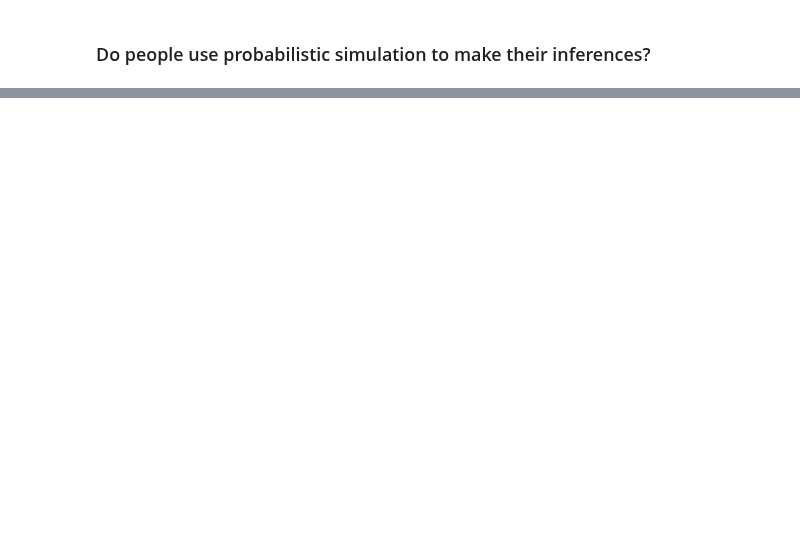
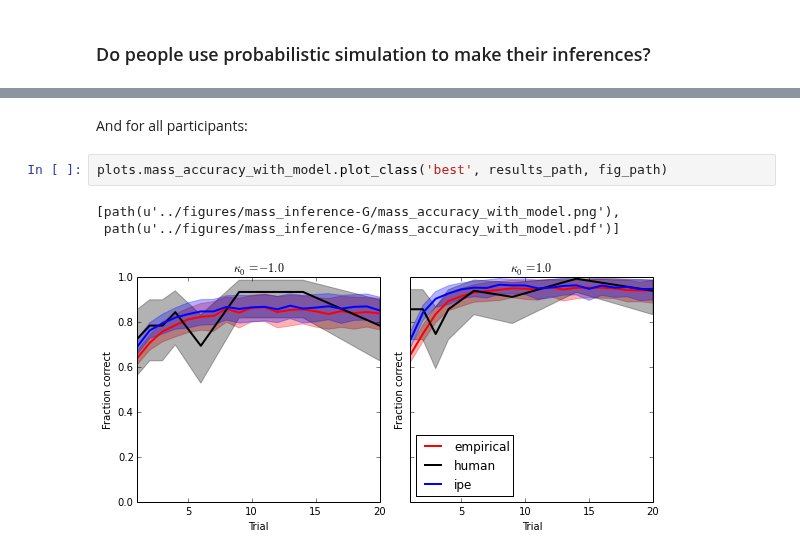
Before and after one commit to berkeley-cocosci/mass-inference, a Jupyter notebook: analysis/mass-inference.ipynb, the cells around one changed output, grey strips where cells are left out. Drawn from its saved outputs; the diff is of its cells as text; blank space fills up the shorter version.

```diff
--- a/analysis/mass-inference.ipynb
+++ b/analysis/mass-inference.ipynb
@@ -223,0 +230,8 @@ So, it would seem that while most participants do integrate information about ma
+# %% [markdown]
+And for all participants:
+# %%
+plots.mass_accuracy_with_model.plot_class('best', results_path, fig_path)
+# %% [output]
+[path(u'../figures/mass_inference-G/mass_accuracy_with_model.png'),
+ path(u'../figures/mass_inference-G/mass_accuracy_with_model.pdf')]
+[figure, added]
```
Also changed, not shown: parts of 18 cells of this notebook, 9 other files.
